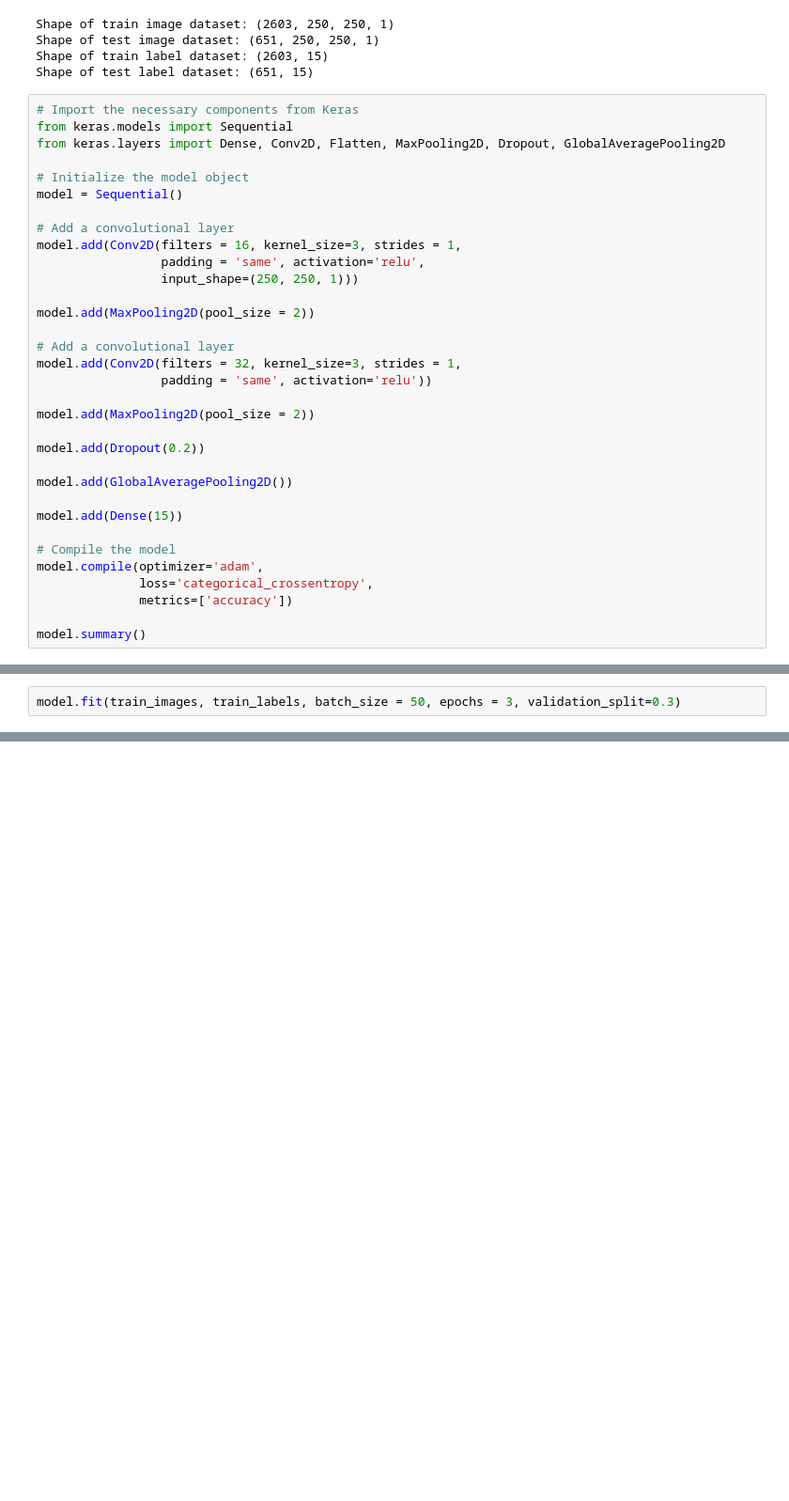
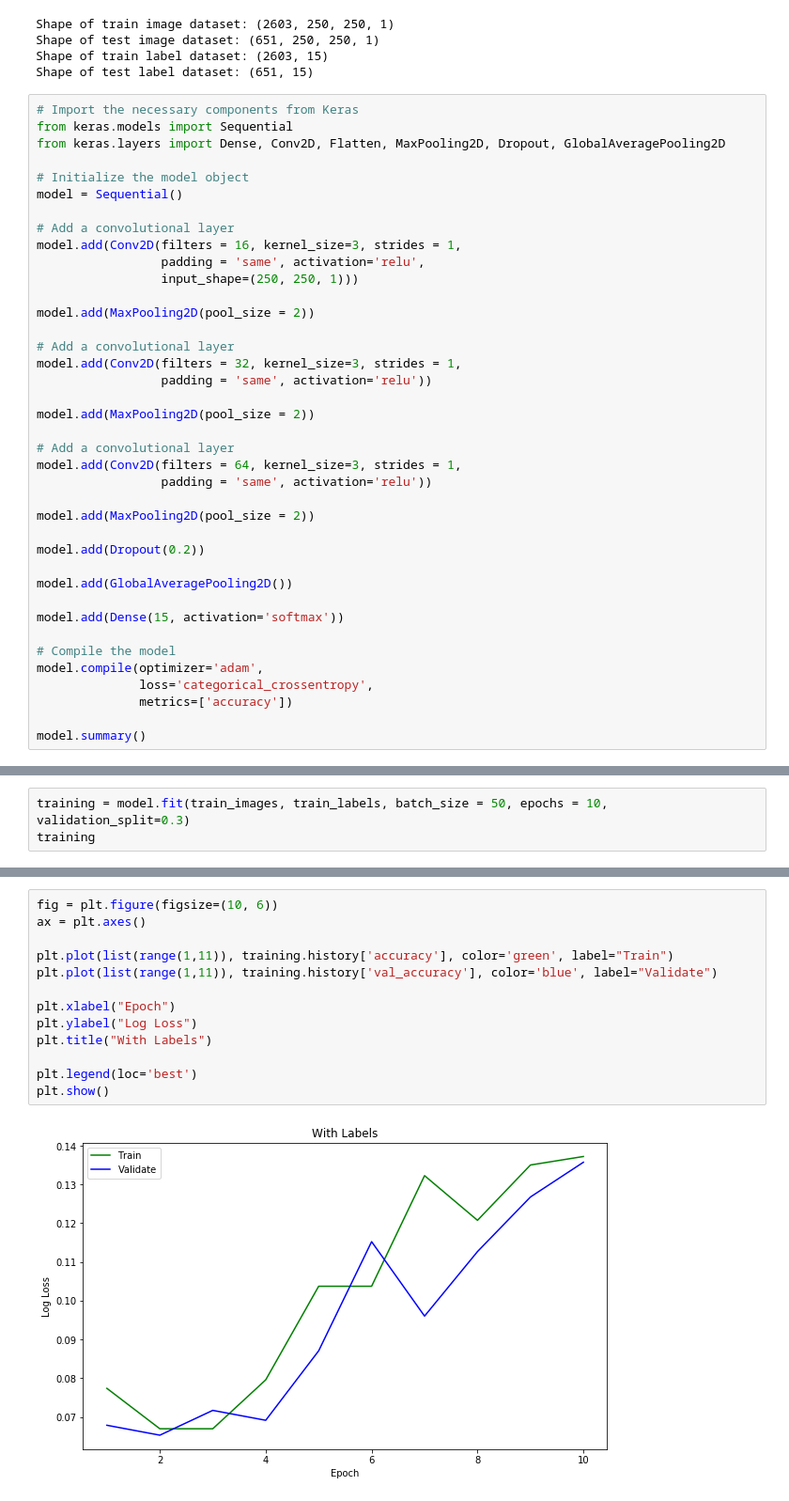
Before and after one commit to ipansh/dog-breed-classification, a Jupyter notebook: dog_breed_classification.ipynb, the cells around one changed output, grey strips where cells are left out. Shown: that part at 94% size. Saved outputs shown, nothing was run; the diff lists cells and outputs as text; blank space fills up the shorter version.

```diff
--- a/dog_breed_classification.ipynb
+++ b/dog_breed_classification.ipynb
@@ -277,11 +280,17 @@ model.add(Conv2D(filters = 32, kernel_size=3, strides = 1,
 
 model.add(MaxPooling2D(pool_size = 2))
 
+# Add a convolutional layer
+model.add(Conv2D(filters = 64, kernel_size=3, strides = 1,
+                 padding = 'same', activation='relu'))
+
+model.add(MaxPooling2D(pool_size = 2))
+
 model.add(Dropout(0.2))
 
 model.add(GlobalAveragePooling2D())
 
-model.add(Dense(15))
+model.add(Dense(15, activation='softmax'))
 
 # Compile the model
 model.compile(optimizer='adam',
@@ -308,5 +317,6 @@ Trainable params: 5,295
 Non-trainable params: 0
 _________________________________________________________________
 # %%
-model.fit(train_images, train_labels, batch_size = 50, epochs = 3, validation_split=0.3)
+training = model.fit(train_images, train_labels, batch_size = 50, epochs = 10, validation_split=0.3)
+training
 # %% [output]
@@ -320,3 +360,18 @@ Epoch 3/3
+# %%
+fig = plt.figure(figsize=(10, 6))
+ax = plt.axes()
+
+plt.plot(list(range(1,11)), training.history['accuracy'], color='green', label="Train")
+plt.plot(list(range(1,11)), training.history['val_accuracy'], color='blue', label="Validate")
+
+plt.xlabel("Epoch")
+plt.ylabel("Log Loss")
+plt.title("With Labels")
+
+plt.legend(loc='best')
+plt.show()
+# %% [output]
+[figure, added]
 # %%
 model.evaluate(test_images, test_labels)
 # %% [output]
```
Also changed, not shown: parts of 16 cells of this notebook.
